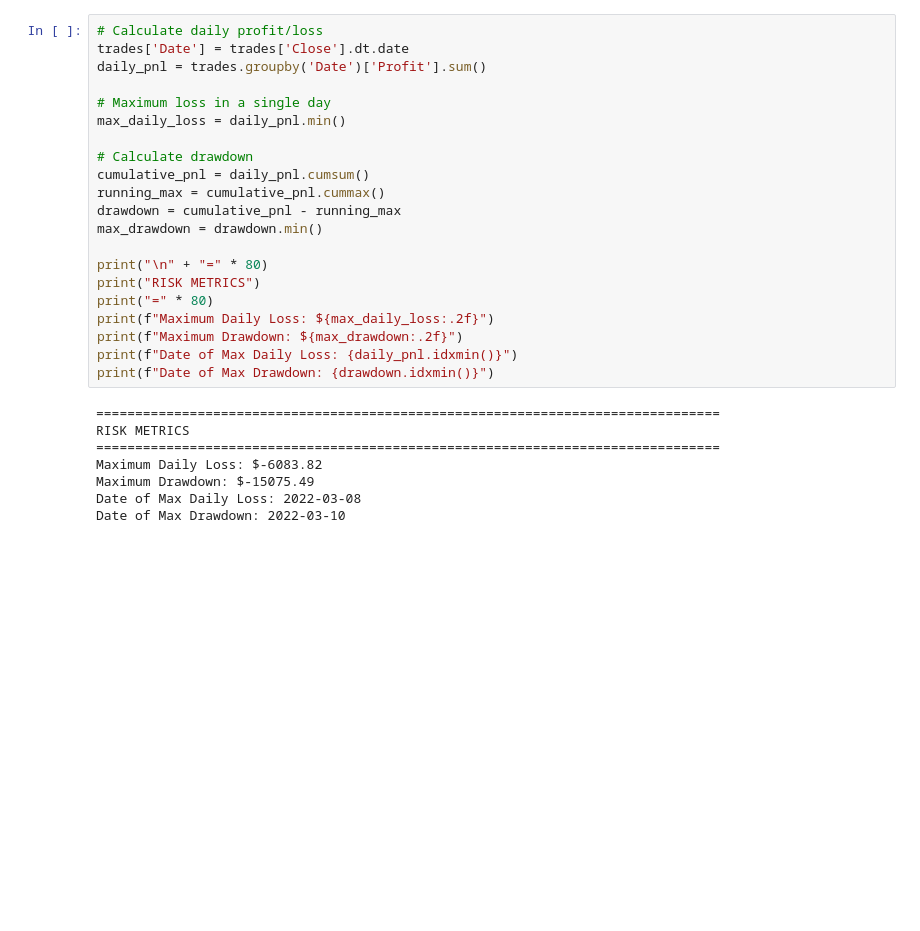
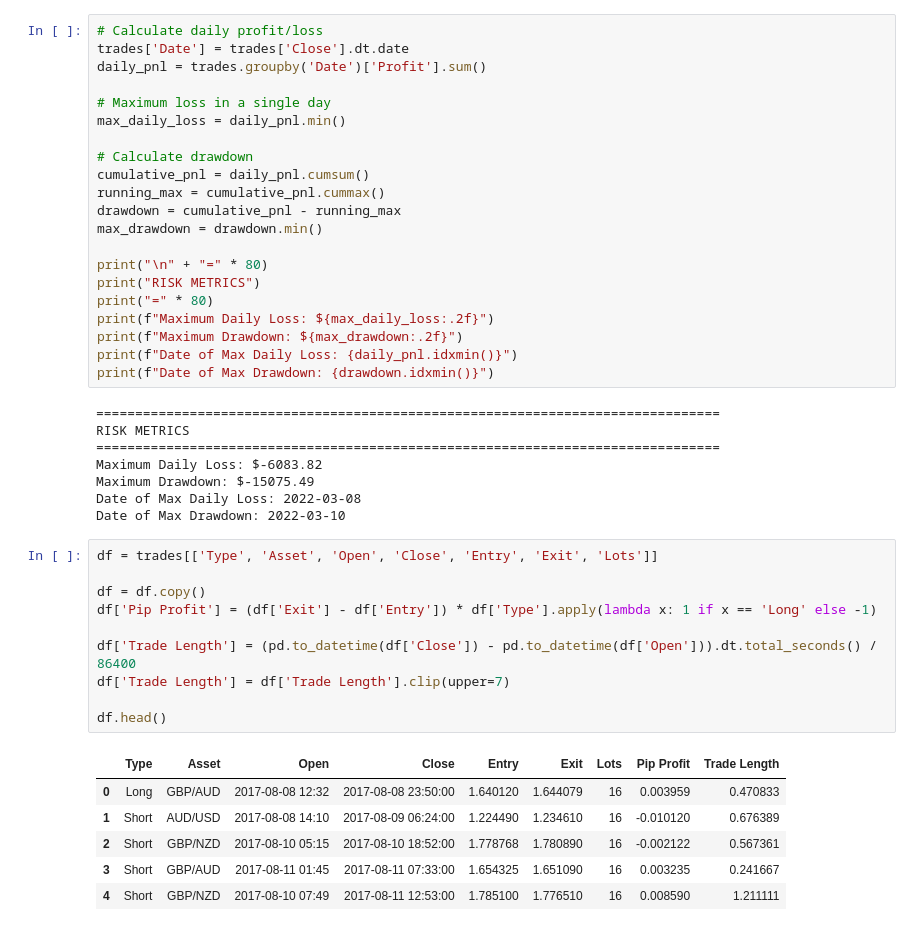
Before and after one commit to BlazOrsos/quant-journey, a Jupyter notebook: research/ftmo/ftmo_trades_backtest_analysis.ipynb, the cells around one changed output. Cells and saved outputs as stored; diff of their text form; blank space fills up the shorter version.

```diff
--- a/research/ftmo/ftmo_trades_backtest_analysis.ipynb
+++ b/research/ftmo/ftmo_trades_backtest_analysis.ipynb
@@ -108,3 +108,20 @@ Maximum Daily Loss: $-6083.82
 Maximum Drawdown: $-15075.49
 Date of Max Daily Loss: 2022-03-08
 Date of Max Drawdown: 2022-03-10
+# %%
+df = trades[['Type', 'Asset', 'Open', 'Close', 'Entry', 'Exit', 'Lots']]
+
+df = df.copy()
+df['Pip Profit'] = (df['Exit'] - df['Entry']) * df['Type'].apply(lambda x: 1 if x == 'Long' else -1)
+
+df['Trade Length'] = (pd.to_datetime(df['Close']) - pd.to_datetime(df['Open'])).dt.total_seconds() / 86400
+df['Trade Length'] = df['Trade Length'].clip(upper=7)
+
+df.head()
+# %% [output]
+|  | Type | Asset | Open | Close | Entry | Exit | Lots | Pip Profit | Trade Length |
+| 0 | Long | GBP/AUD | 2017-08-08 12:32 | 2017-08-08 23:50:00 | 1.640120 | 1.644079 | 16 | 0.003959 | 0.470833 |
+| 1 | Short | AUD/USD | 2017-08-08 14:10 | 2017-08-09 06:24:00 | 1.224490 | 1.234610 | 16 | -0.010120 | 0.676389 |
+| 2 | Short | GBP/NZD | 2017-08-10 05:15 | 2017-08-10 18:52:00 | 1.778768 | 1.780890 | 16 | -0.002122 | 0.567361 |
+| 3 | Short | GBP/AUD | 2017-08-11 01:45 | 2017-08-11 07:33:00 | 1.654325 | 1.651090 | 16 | 0.003235 | 0.241667 |
+| 4 | Short | GBP/NZD | 2017-08-10 07:49 | 2017-08-11 12:53:00 | 1.785100 | 1.776510 | 16 | 0.008590 | 1.211111 |
```
Also changed, not shown: parts of 2 cells of this notebook.
